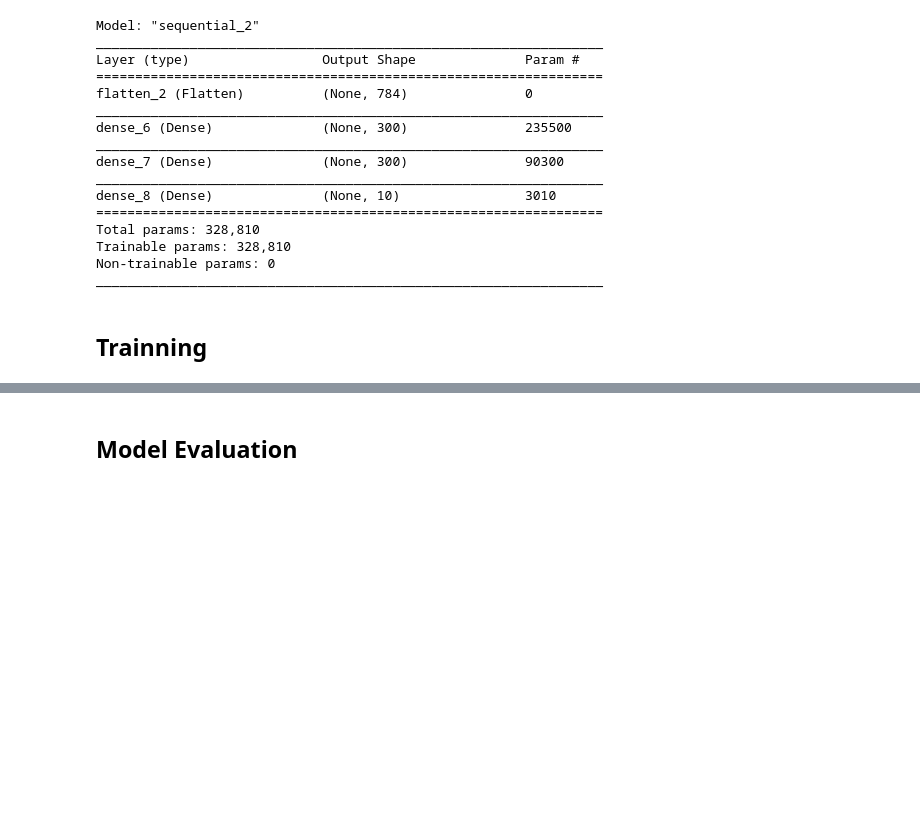
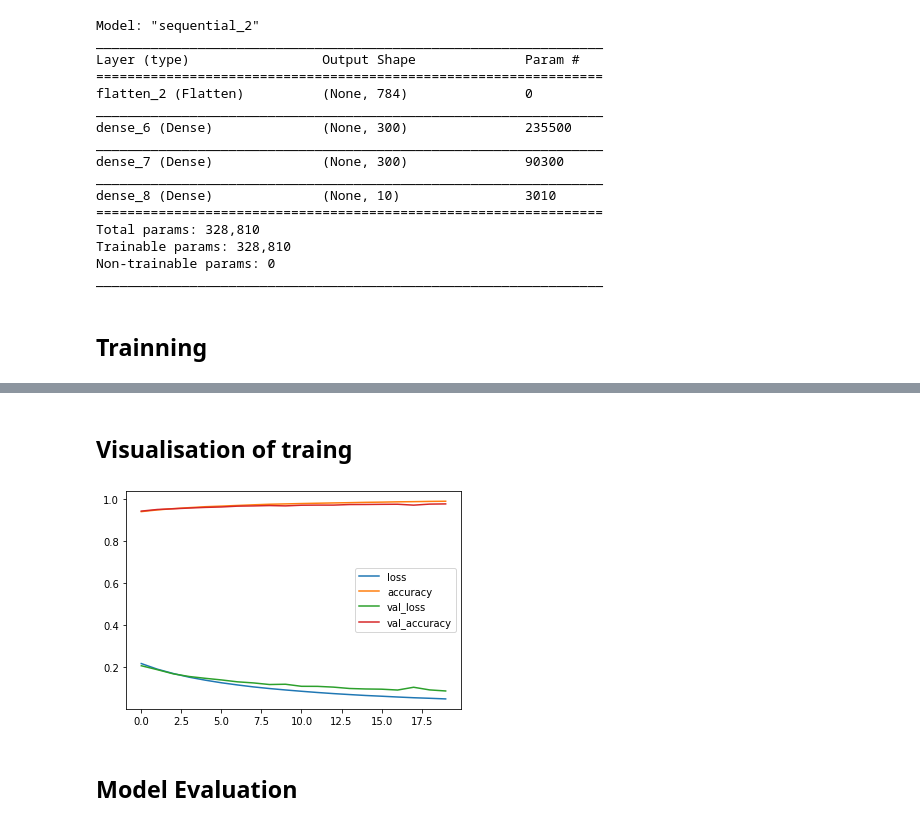
Before and after one commit to Karma-Yogi-Rahil/learning_Deep_learning, a Jupyter notebook: Intershala Training /Module 2 /MNIST Digit classification.ipynb, the cells around one changed output, grey strips where cells are left out. Saved outputs shown, nothing was run; the diff lists cells and outputs as text; code cells hidden in the pictures; blank space fills up the shorter version.

Commit message:
add diagram

```diff
--- a/Intershala Training /Module 2 /MNIST Digit classification.ipynb
+++ b/Intershala Training /Module 2 /MNIST Digit classification.ipynb
@@ -114,6 +114,13 @@ Epoch 19/20
 1563/1563 [==============================] - 6s 4ms/step - loss: 0.0503 - accuracy: 0.9871 - val_loss: 0.0902 - val_accuracy: 0.9741
 Epoch 20/20
 1563/1563 [==============================] - 6s 4ms/step - loss: 0.0473 - accuracy: 0.9878 - val_loss: 0.0851 - val_accuracy: 0.9751
+# %% [markdown]
+## Visualisation of traing
+# %%
+pd.DataFrame(trained_digit_model.history).plot()
+plt.show()
+# %% [output]
+[figure, added]
 # %% [markdown]
 ## Model Evaluation
 # %%
```
